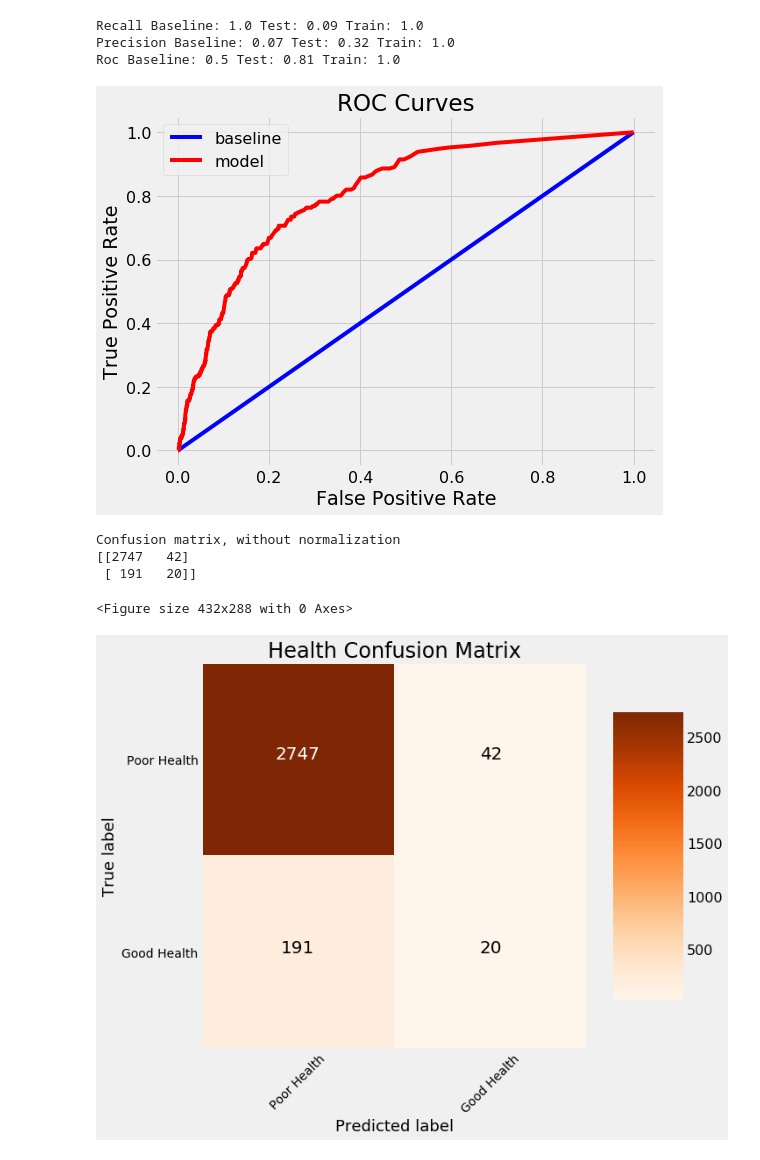
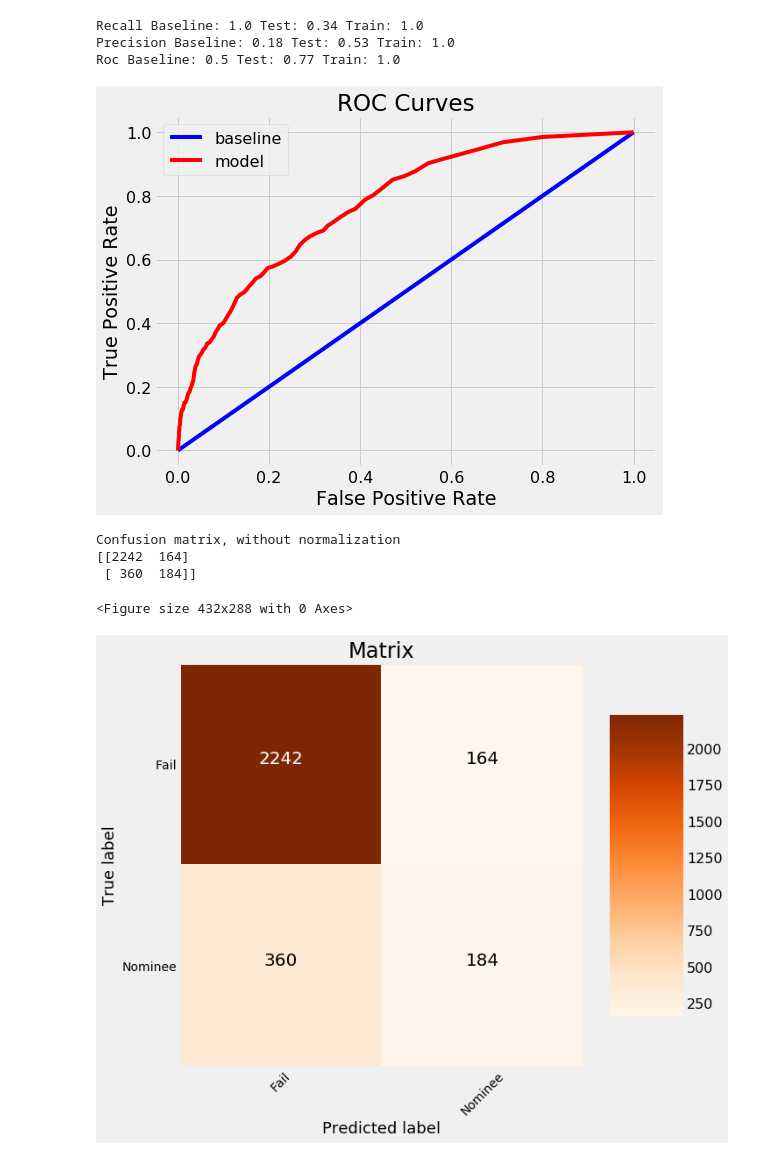
Before and after one commit to UlianaY/FilmsProject, a Jupyter notebook: RandomForest .ipynb, the cells around one changed output. Cells and saved outputs as stored; diff of their text form; code cells hidden in the pictures.

```diff
--- a/RandomForest .ipynb
+++ b/RandomForest .ipynb
@@ -18,6 +19,4 @@ Data.head()
 | 4 | (T)Raumschiff Surprise - Periode 1 | 2004 | 5.4 | Comedy, Sci-Fi | 12158 | Michael Herbig | 87 | NaN | -1.0 | -1.0 | -1.0 | ... |
 # %%
 df = Data
-d = {-1 : False, 0: False, 1: True}
-df['win'] = df['win'].map(d)
-df = df.drop(['Title',  'Genre', 'Director', 'Year','Revenue','Oscar','Guild','Globe'],axis = 1)
+df = df.drop(['Title',  'Genre', 'Director', 'Year','Revenue','Oscar','Guild','Globe','win'],axis = 1)
@@ -23,0 +29,2 @@ df = df.drop(['Title',  'Genre', 'Director', 'Year','Revenue','Oscar','Guild','G
+# %%
+df = df.drop(df[df.Score < 4].index)
@@ -24,5 +36,5 @@ df = df.drop(['Title',  'Genre', 'Director', 'Year','Revenue','Oscar','Guild','G
 # %%
-labels = np.array(df.pop('win'))
+labels = np.array(df.pop('nominee'))
 
 train, test, train_labels, test_labels = train_test_split(df,
                                          labels,
@@ -45,6 +57,6 @@ test.shape
 # %%
 # Create the model with 1000 trees
-model = RandomForestClassifier(n_estimators=1000,
+model = RandomForestClassifier(n_estimators=100,
                                random_state=RSEED,
                                max_features = 'sqrt',
                                n_jobs=-1, verbose = 1)
@@ -179,41 +190,39 @@ def plot_confusion_matrix(cm, classes,
     print(cm)
 
     # Plot the confusion matrix
     plt.figure(figsize = (10, 10))
     plt.imshow(cm, interpolation='nearest', cmap=cmap)
     plt.title(title, size = 24)
     plt.colorbar(aspect=4)
     tick_marks = np.arange(len(classes))
     plt.xticks(tick_marks, classes, rotation=45, size = 14)
     plt.yticks(tick_marks, classes, size = 14)
 
     fmt = '.2f' if normalize else 'd'
     thresh = cm.max() / 2.
 
     # Labeling the plot
     for i, j in itertools.product(range(cm.shape[0]), range(cm.shape[1])):
         plt.text(j, i, format(cm[i, j], fmt), fontsize = 20,
                  horizontalalignment="center",
                  color="white" if cm[i, j] > thresh else "black")
 
     plt.grid(None)
     plt.tight_layout()
     plt.ylabel('True label', size = 18)
     plt.xlabel('Predicted label', size = 18)
 
 # Confusion matrix
 cm = confusion_matrix(test_labels, rf_predictions)
-plot_confusion_matrix(cm, classes = ['Poor Health', 'Good Health'],
-                      title = 'Health Confusion Matrix')
-
-plt.savefig('cm.png')
+plot_confusion_matrix(cm, classes = ['Fail', 'Nominee'],
+                      title = 'Matrix')
 # %% [output]
-Recall Baseline: 1.0 Test: 0.09 Train: 1.0
-Precision Baseline: 0.07 Test: 0.32 Train: 1.0
-Roc Baseline: 0.5 Test: 0.81 Train: 1.0
+Recall Baseline: 1.0 Test: 0.34 Train: 1.0
+Precision Baseline: 0.18 Test: 0.53 Train: 1.0
+Roc Baseline: 0.5 Test: 0.77 Train: 1.0
-[figure, old version]
+[figure, new version]
 Confusion matrix, without normalization
-[[2747   42]
- [ 191   20]]
+[[2242  164]
+ [ 360  184]]
 <Figure size 432x288 with 0 Axes>
-[figure, old version]
+[figure, new version]
```
Also changed, not shown: parts of 9 cells of this notebook, 4 other files.
